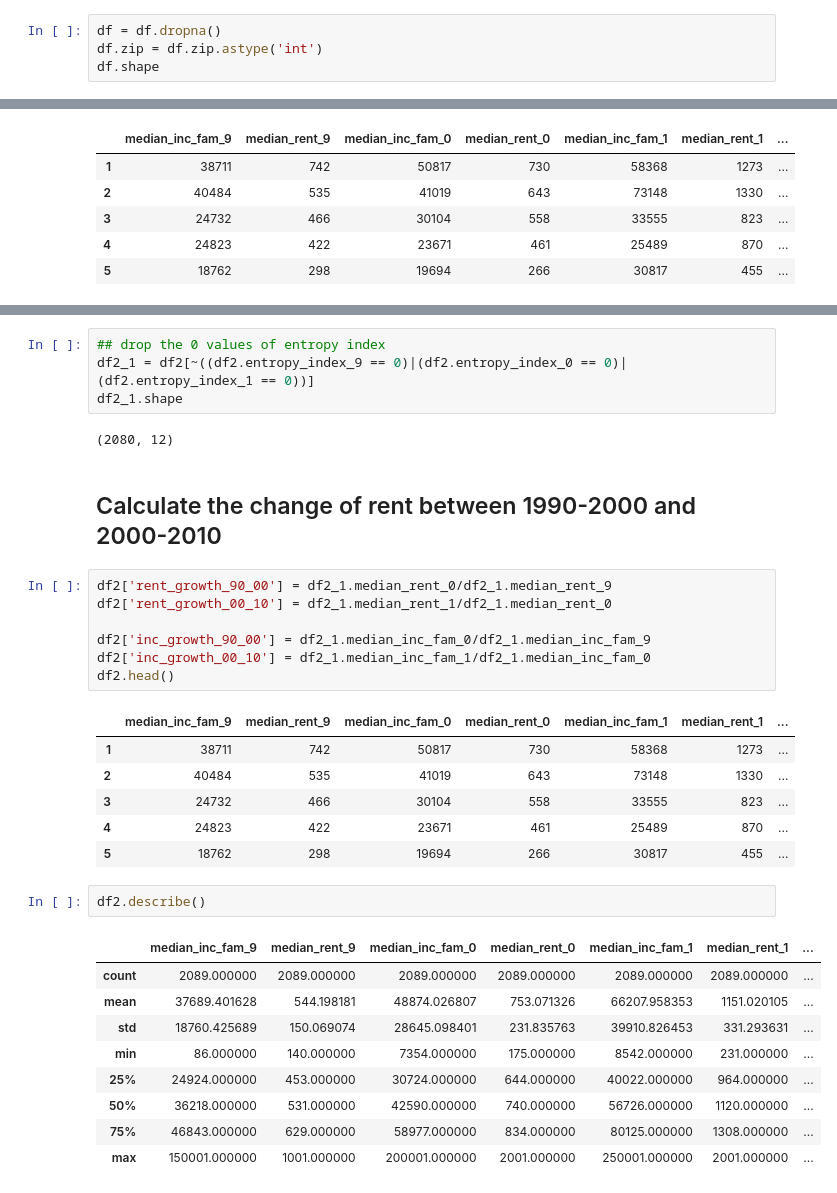
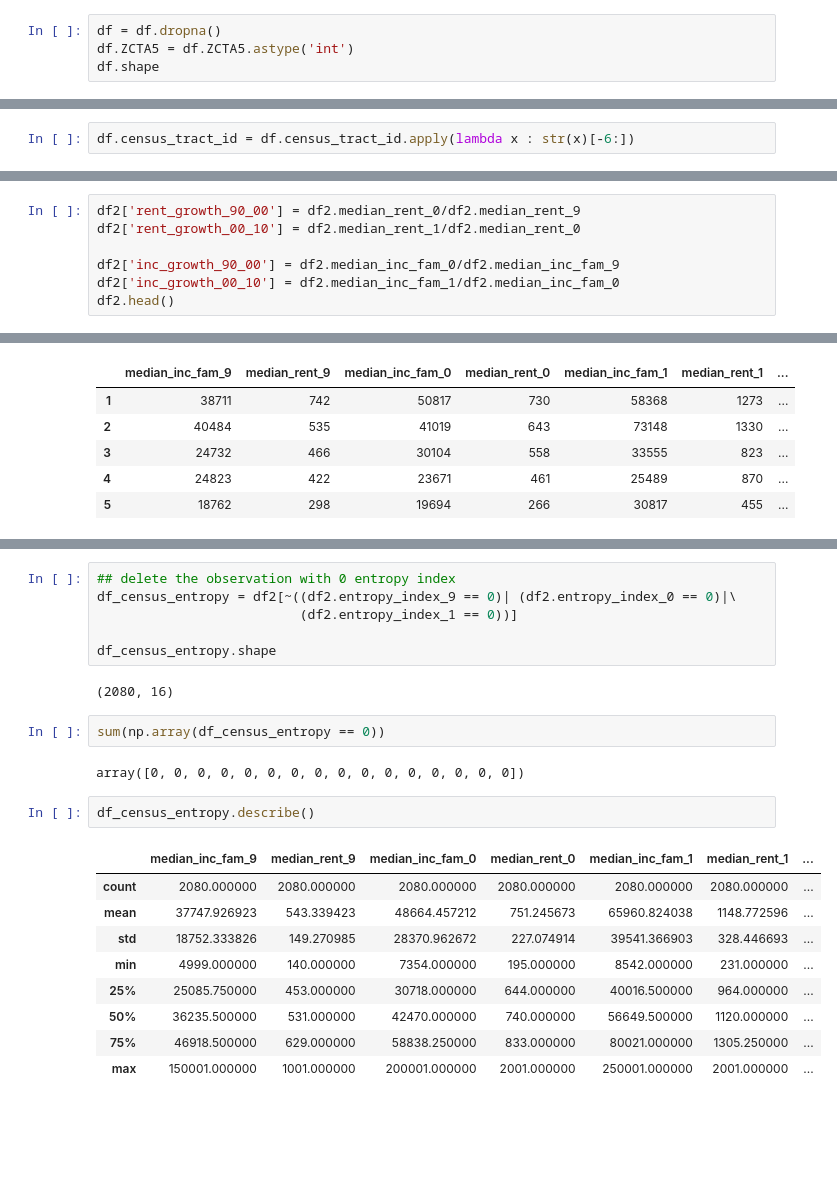
Before and after one commit to picniclin/NYC_yl5240, a Jupyter notebook: NYC_housing_and_income.ipynb, the cells around one changed output, grey strips where cells are left out. Saved outputs shown, nothing was run; the diff lists cells and outputs as text; blank space fills up the shorter version.

```diff
--- a/NYC_housing_and_income.ipynb
+++ b/NYC_housing_and_income.ipynb
@@ -98,7 +99,7 @@ Index(['census_tract_id', 'state', 'abb.', 'lat', 'lon', 'tract_change_90',
       dtype='object', length=146)
 # %%
 df = df.dropna()
-df.zip = df.zip.astype('int')
+df.ZCTA5 = df.ZCTA5.astype('int')
 df.shape
 # %% [output]
 (2157, 146)
@@ -113,3 +113,5 @@ df.shape
+# %%
+df.census_tract_id = df.census_tract_id.apply(lambda x : str(x)[-6:])
 # %%
 df.head()
 # %% [output]
@@ -284,0 +363,7 @@ plt.ylabel('rent_to_income_ratio', fontsize = 15)
+# %%
+df2['rent_growth_90_00'] = df2.median_rent_0/df2.median_rent_9
+df2['rent_growth_00_10'] = df2.median_rent_1/df2.median_rent_0
+
+df2['inc_growth_90_00'] = df2.median_inc_fam_0/df2.median_inc_fam_9
+df2['inc_growth_00_10'] = df2.median_inc_fam_1/df2.median_inc_fam_0
+df2.head()
@@ -348,34 +448,24 @@ array([0, 0, 0, 0, 0, 0, 0, 0, 0, 8, 2, 1])
 # %%
-## drop the 0 values of entropy index
-df2_1 = df2[~((df2.entropy_index_9 == 0)|(df2.entropy_index_0 == 0)|(df2.entropy_index_1 == 0))]
-df2_1.shape
+## delete the observation with 0 entropy index
+df_census_entropy = df2[~((df2.entropy_index_9 == 0)| (df2.entropy_index_0 == 0)|\
+                          (df2.entropy_index_1 == 0))]
+
+df_census_entropy.shape
 # %% [output]
-(2080, 12)
+(2080, 16)
-# %% [markdown]
-## Calculate the change of rent between 1990-2000 and 2000-2010
-# %%
-df2['rent_growth_90_00'] = df2_1.median_rent_0/df2_1.median_rent_9
-df2['rent_growth_00_10'] = df2_1.median_rent_1/df2_1.median_rent_0
-
-df2['inc_growth_90_00'] = df2_1.median_inc_fam_0/df2_1.median_inc_fam_9
-df2['inc_growth_00_10'] = df2_1.median_inc_fam_1/df2_1.median_inc_fam_0
-df2.head()
-# %% [output]
-|  | median_inc_fam_9 | median_rent_9 | median_inc_fam_0 | median_rent_0 | median_inc_fam_1 | median_rent_1 | ... |
-| 1 | 38711 | 742 | 50817 | 730 | 58368 | 1273 | ... |
-| 2 | 40484 | 535 | 41019 | 643 | 73148 | 1330 | ... |
-| 3 | 24732 | 466 | 30104 | 558 | 33555 | 823 | ... |
-| 4 | 24823 | 422 | 23671 | 461 | 25489 | 870 | ... |
-| 5 | 18762 | 298 | 19694 | 266 | 30817 | 455 | ... |
+# %%
+sum(np.array(df_census_entropy == 0))
+# %% [output]
+array([0, 0, 0, 0, 0, 0, 0, 0, 0, 0, 0, 0, 0, 0, 0, 0])
 # %%
-df2.describe()
+df_census_entropy.describe()
 # %% [output]
 |  | median_inc_fam_9 | median_rent_9 | median_inc_fam_0 | median_rent_0 | median_inc_fam_1 | median_rent_1 | ... |
-| count | 2089.000000 | 2089.000000 | 2089.000000 | 2089.000000 | 2089.000000 | 2089.000000 | ... |
-| mean | 37689.401628 | 544.198181 | 48874.026807 | 753.071326 | 66207.958353 | 1151.020105 | ... |
-| std | 18760.425689 | 150.069074 | 28645.098401 | 231.835763 | 39910.826453 | 331.293631 | ... |
-| min | 86.000000 | 140.000000 | 7354.000000 | 175.000000 | 8542.000000 | 231.000000 | ... |
-| 25% | 24924.000000 | 453.000000 | 30724.000000 | 644.000000 | 40022.000000 | 964.000000 | ... |
-| 50% | 36218.000000 | 531.000000 | 42590.000000 | 740.000000 | 56726.000000 | 1120.000000 | ... |
-| 75% | 46843.000000 | 629.000000 | 58977.000000 | 834.000000 | 80125.000000 | 1308.000000 | ... |
+| count | 2080.000000 | 2080.000000 | 2080.000000 | 2080.000000 | 2080.000000 | 2080.000000 | ... |
+| mean | 37747.926923 | 543.339423 | 48664.457212 | 751.245673 | 65960.824038 | 1148.772596 | ... |
+| std | 18752.333826 | 149.270985 | 28370.962672 | 227.074914 | 39541.366903 | 328.446693 | ... |
+| min | 4999.000000 | 140.000000 | 7354.000000 | 195.000000 | 8542.000000 | 231.000000 | ... |
+| 25% | 25085.750000 | 453.000000 | 30718.000000 | 644.000000 | 40016.500000 | 964.000000 | ... |
+| 50% | 36235.500000 | 531.000000 | 42470.000000 | 740.000000 | 56649.500000 | 1120.000000 | ... |
+| 75% | 46918.500000 | 629.000000 | 58838.250000 | 833.000000 | 80021.000000 | 1305.250000 | ... |
 | max | 150001.000000 | 1001.000000 | 200001.000000 | 2001.000000 | 250001.000000 | 2001.000000 | ... |
```
Also changed, not shown: parts of 35 cells of this notebook.
